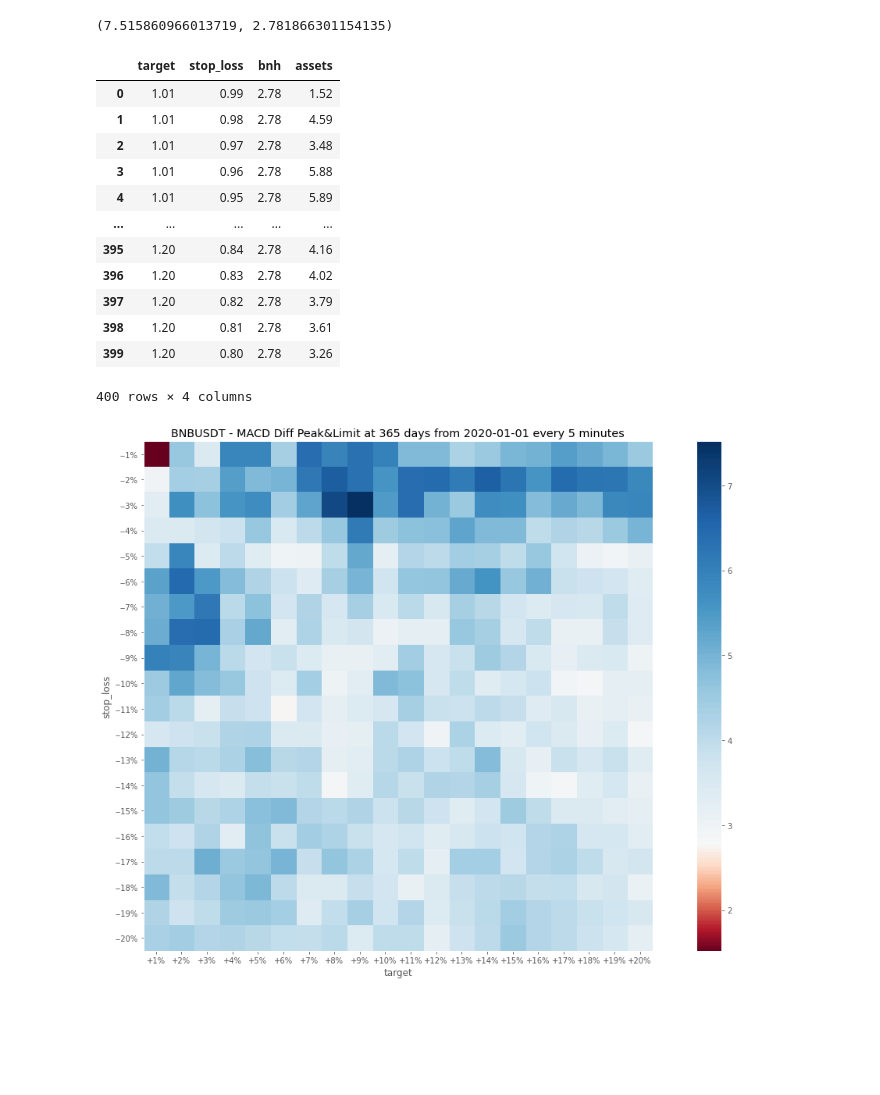
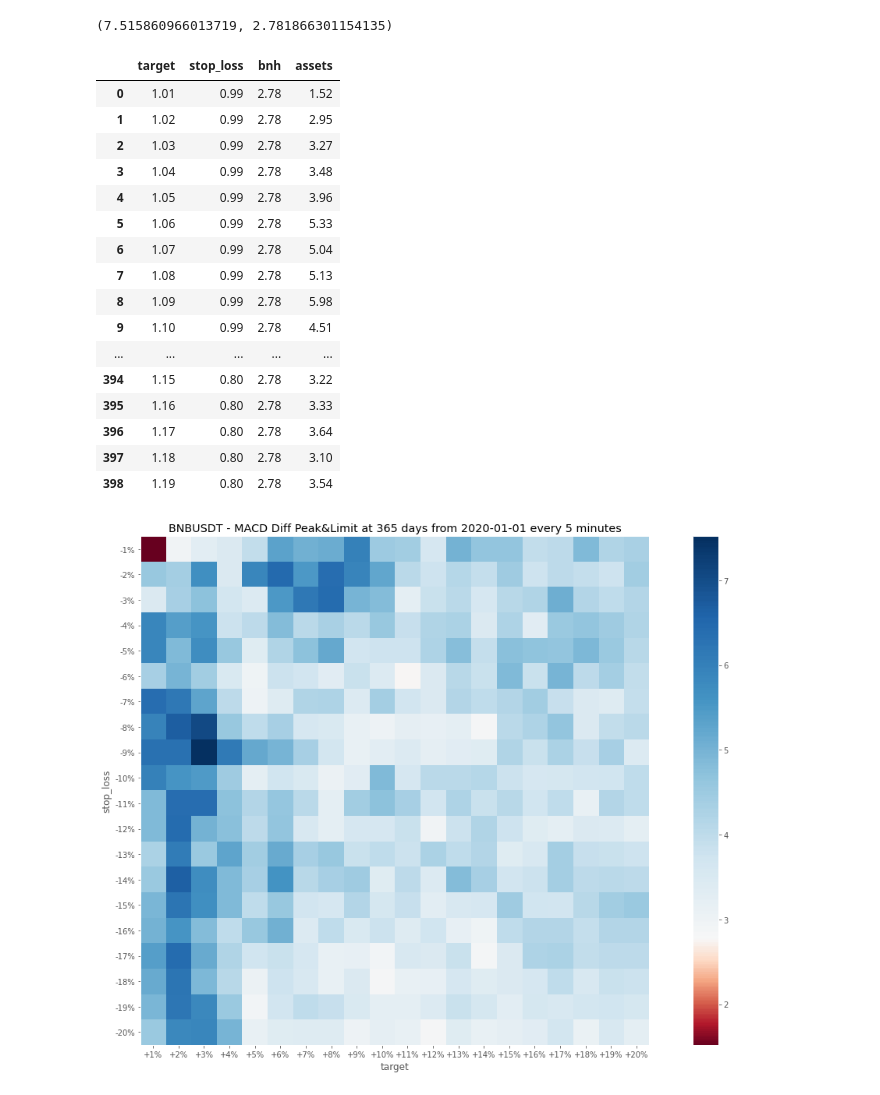
Before and after one commit to mommi84/hypeminer, a Jupyter notebook: notebooks/MACDDiffPeaks.ipynb, the cells around one changed output. Saved outputs shown, nothing was run; the diff lists cells and outputs as text; code cells hidden in the pictures; blank space fills up the shorter version.

```diff
--- a/notebooks/MACDDiffPeaks.ipynb
+++ b/notebooks/MACDDiffPeaks.ipynb
@@ -247,53 +250,57 @@ if not os.path.isfile(tsv_file):
 else:
     heat = pd.read_csv(tsv_file, sep='\t')
 
-heat
+display_whole(heat)
 # %% [output]
 |  | target | stop_loss | bnh | assets |
 | 0 | 1.01 | 0.99 | 2.78 | 1.52 |
-| 1 | 1.01 | 0.98 | 2.78 | 4.59 |
-| 2 | 1.01 | 0.97 | 2.78 | 3.48 |
-| 3 | 1.01 | 0.96 | 2.78 | 5.88 |
-| 4 | 1.01 | 0.95 | 2.78 | 5.89 |
+| 1 | 1.02 | 0.99 | 2.78 | 2.95 |
+| 2 | 1.03 | 0.99 | 2.78 | 3.27 |
+| 3 | 1.04 | 0.99 | 2.78 | 3.48 |
+| 4 | 1.05 | 0.99 | 2.78 | 3.96 |
+| 5 | 1.06 | 0.99 | 2.78 | 5.33 |
+| 6 | 1.07 | 0.99 | 2.78 | 5.04 |
+| 7 | 1.08 | 0.99 | 2.78 | 5.13 |
+| 8 | 1.09 | 0.99 | 2.78 | 5.98 |
+| 9 | 1.10 | 0.99 | 2.78 | 4.51 |
 | ... | ... | ... | ... | ... |
-| 395 | 1.20 | 0.84 | 2.78 | 4.16 |
-| 396 | 1.20 | 0.83 | 2.78 | 4.02 |
-| 397 | 1.20 | 0.82 | 2.78 | 3.79 |
-| 398 | 1.20 | 0.81 | 2.78 | 3.61 |
-| 399 | 1.20 | 0.80 | 2.78 | 3.26 |
+| 394 | 1.15 | 0.80 | 2.78 | 3.22 |
+| 395 | 1.16 | 0.80 | 2.78 | 3.33 |
+| 396 | 1.17 | 0.80 | 2.78 | 3.64 |
+| 397 | 1.18 | 0.80 | 2.78 | 3.10 |
+| 398 | 1.19 | 0.80 | 2.78 | 3.54 |
-400 rows × 4 columns
 # %%
 def build_heatmap(heat, file_id):
     info = file_id.split('-')
 
-    X, _ = np.meshgrid(xs, ys)
+    X, Y = np.meshgrid(xs, ys)
     Z = np.array(heat['assets']).reshape(X.shape)
     bnh = heat['bnh'].iloc[-1]
 
     import matplotlib.colors as colors
     class MidpointNormalize(colors.Normalize):
         def __init__(self, vmin=None, vmax=None, midpoint=None, clip=False):
             self.midpoint = midpoint
             colors.Normalize.__init__(self, vmin, vmax, clip)
         def __call__(self, value, clip=None):
             x, y = [self.vmin, self.midpoint, self.vmax], [0, 0.5, 1]
             return np.ma.masked_array(np.interp(value, x, y), np.isnan(value))
 
     # heatmap
     plt.rcParams["figure.figsize"] = (20, 12)
     plt.xticks(range(len(xs)), [f"+{(x-1)*100:.0f}%" for x in xs])
-    plt.yticks(range(len(ys)), [f"-{(1-y)*100:.0f}%" for y in xs])
+    plt.yticks(range(len(ys)), [f"-{(1-y)*100:.0f}%" for y in ys])
     plt.grid(False)
     plt.title(run_title)
     plt.xlabel('target')
     plt.ylabel('stop_loss')
-    heat = plt.imshow(Z, cmap='RdBu', interpolation='nearest', norm=MidpointNormalize(midpoint=bnh))
+    heat = plt.imshow(Z, cmap='RdBu', norm=MidpointNormalize(midpoint=bnh))
     plt.colorbar(heat)
     if not os.path.exists(f"plots/{info[4]}"):
         os.makedirs(f"plots/{info[4]}")
     plt.savefig(f"plots/{info[4]}/{file_id}.png")
     plt.show()
 
 build_heatmap(heat, run_id)
 # %% [output]
-[figure, old version]
+[figure, new version]
```
Also changed, not shown: parts of 3 cells of this notebook.
